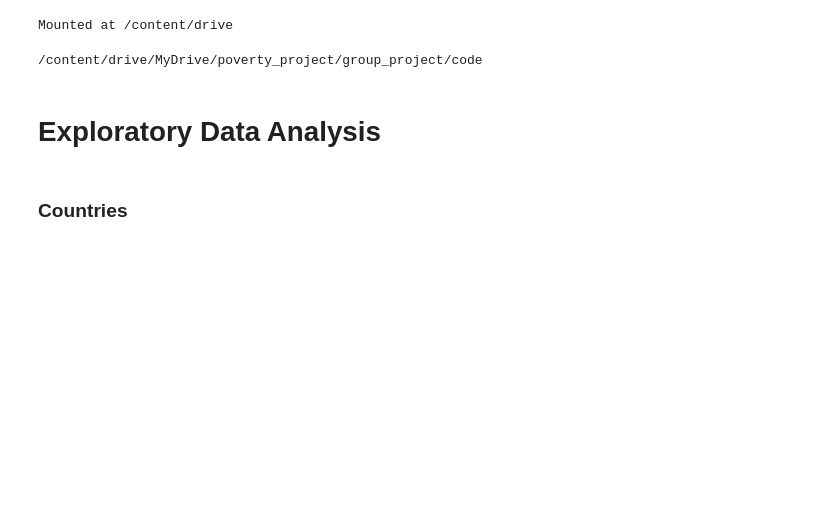
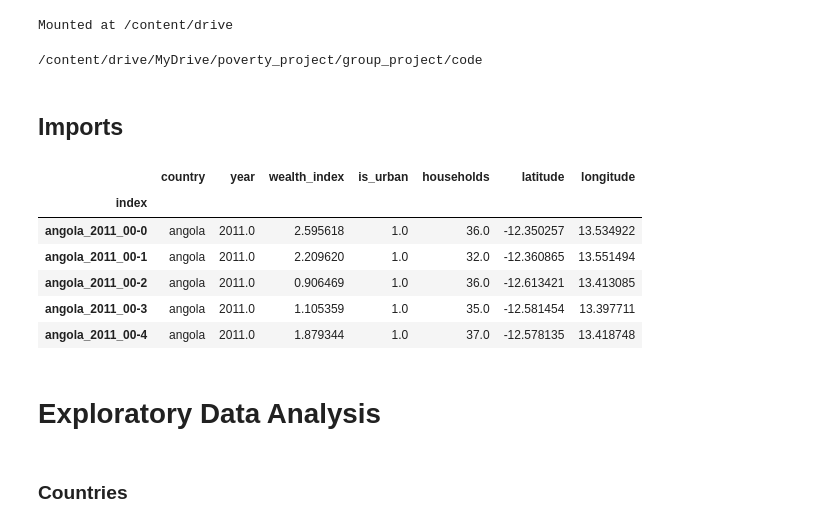
Before and after one commit to simonlazarus/Predicting-Poverty-with-Satellite-Images, a Jupyter notebook: code/03_EDA.ipynb, the cells around one changed output. Saved outputs shown, nothing was run; the diff lists cells and outputs as text; code cells hidden in the pictures; blank space fills up the shorter version.

Commit message:
Fixed EDA notebook to include data import

```diff
--- a/code/03_EDA.ipynb
+++ b/code/03_EDA.ipynb
@@ -14,4 +14,6 @@ Mounted at /content/drive
 #%cd ./drive/MyDrive/poverty_project/group_project/code
 # %% [output]
 /content/drive/MyDrive/poverty_project/group_project/code
+# %% [markdown]
+## Imports
 # %%
@@ -22,6 +23,17 @@ import matplotlib.pyplot as plt
 
 from os import listdir
 from os.path import isfile, join
+# %%
+combined = pd.read_csv('../data/combined_dhs_data.csv', index_col='index')
+combined.head()
+# %% [output]
+|  | country | year | wealth_index | is_urban | households | latitude | longitude |
+| index |  |  |  |  |  |  |  |
+| angola_2011_00-0 | angola | 2011.0 | 2.595618 | 1.0 | 36.0 | -12.350257 | 13.534922 |
+| angola_2011_00-1 | angola | 2011.0 | 2.209620 | 1.0 | 32.0 | -12.360865 | 13.551494 |
+| angola_2011_00-2 | angola | 2011.0 | 0.906469 | 1.0 | 36.0 | -12.613421 | 13.413085 |
+| angola_2011_00-3 | angola | 2011.0 | 1.105359 | 1.0 | 35.0 | -12.581454 | 13.397711 |
+| angola_2011_00-4 | angola | 2011.0 | 1.879344 | 1.0 | 37.0 | -12.578135 | 13.418748 |
 # %% [markdown]
 # Exploratory Data Analysis
 # %% [markdown]
```
Also changed, not shown: parts of 1 cell of this notebook, 1 other file.
